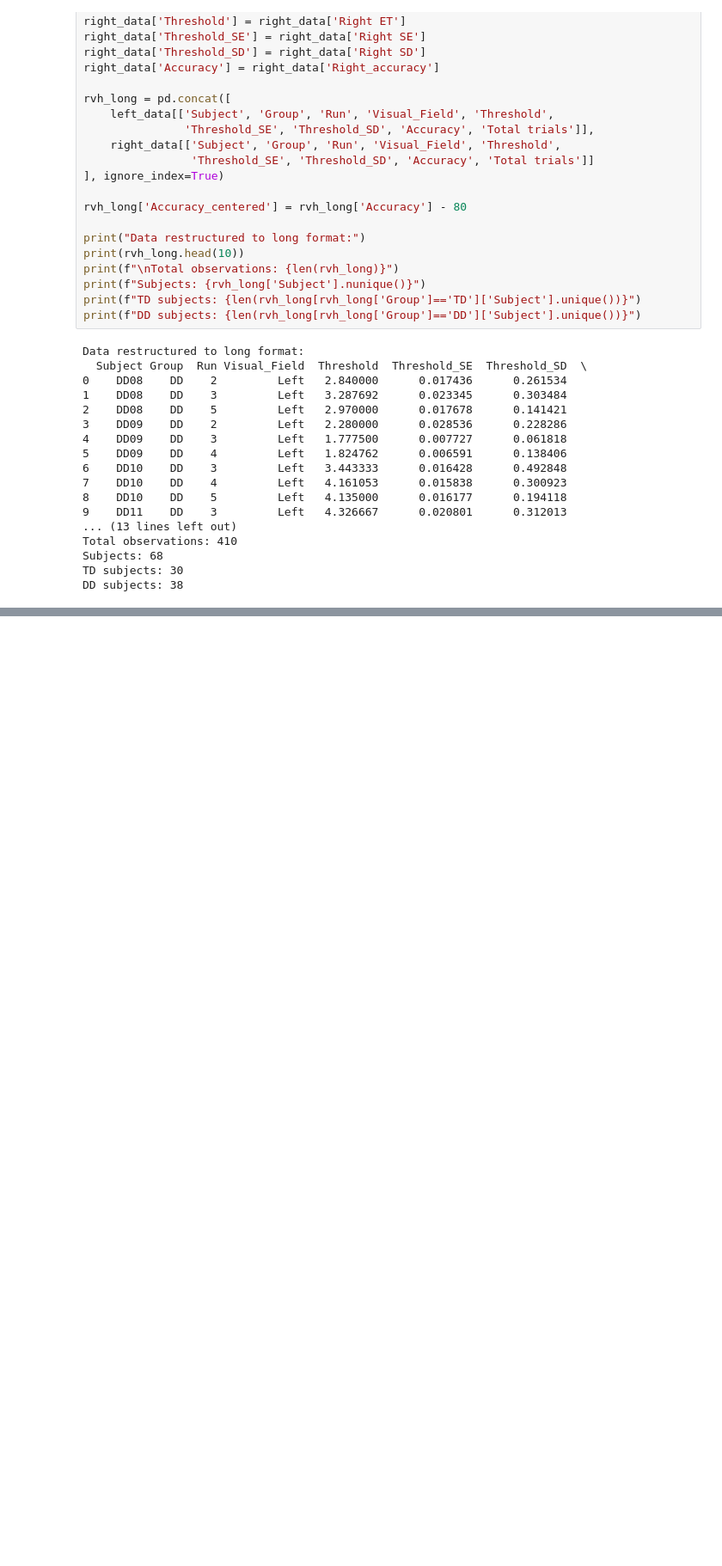
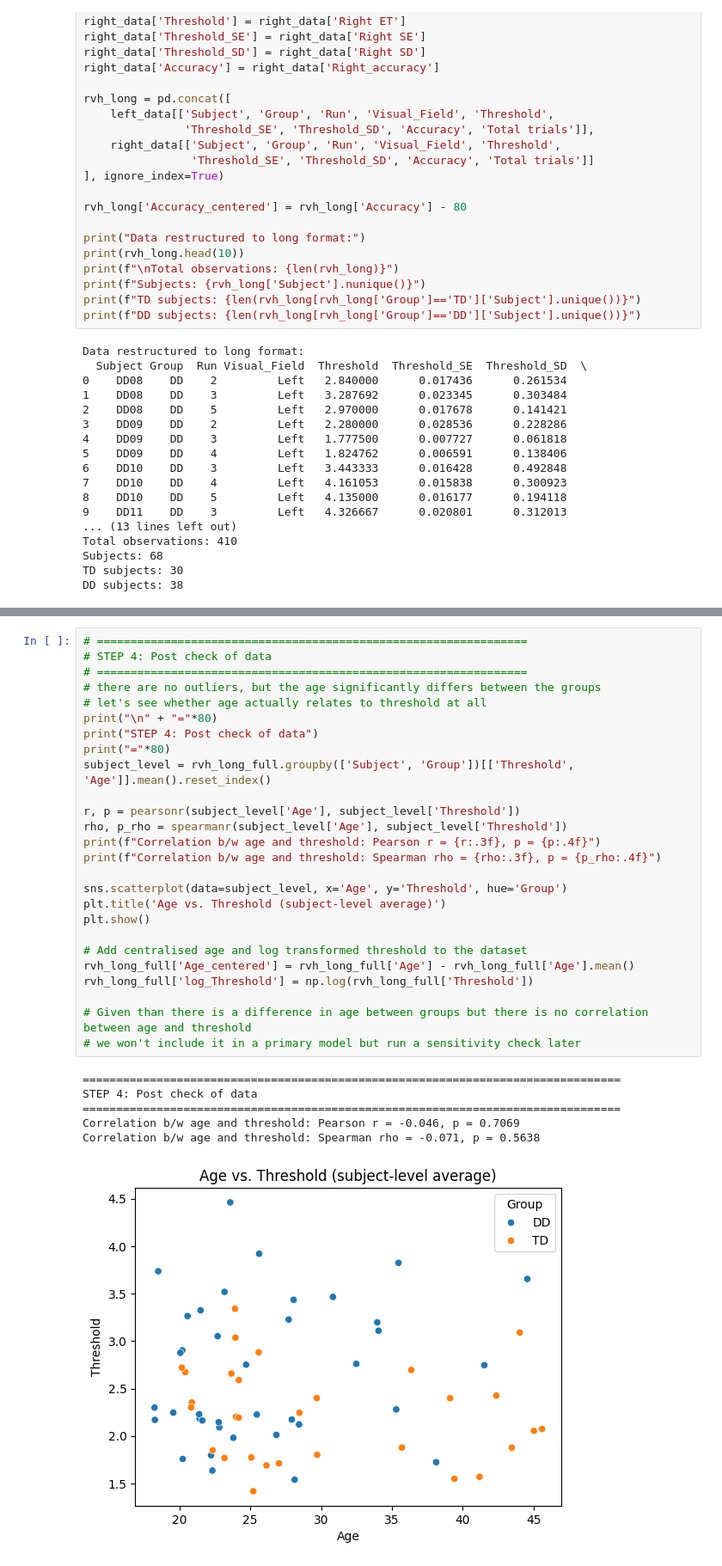
Before and after one commit to cristinarainich/DDCS, a Jupyter notebook: rvh_termin1only.ipynb, the cells around one changed output, grey strips where cells are left out. Shown at 86% size. Saved outputs shown, nothing was run; the diff lists cells and outputs as text; blank space fills up the shorter version.

```diff
--- a/rvh_termin1only.ipynb
+++ b/rvh_termin1only.ipynb
@@ -347 +509,34 @@ Outliers detected: 0 / 410
+# %%
+# ================================================================
+# STEP 4: Post check of data
+# ================================================================
+# there are no outliers, but the age significantly differs between the groups
+# let's see whether age actually relates to threshold at all
+print("\n" + "="*80)
+print("STEP 4: Post check of data")
+print("="*80)
+subject_level = rvh_long_full.groupby(['Subject', 'Group'])[['Threshold', 'Age']].mean().reset_index()
+
+r, p = pearsonr(subject_level['Age'], subject_level['Threshold'])
+rho, p_rho = spearmanr(subject_level['Age'], subject_level['Threshold'])
+print(f"Correlation b/w age and threshold: Pearson r = {r:.3f}, p = {p:.4f}")
+print(f"Correlation b/w age and threshold: Spearman rho = {rho:.3f}, p = {p_rho:.4f}")
+
+sns.scatterplot(data=subject_level, x='Age', y='Threshold', hue='Group')
+plt.title('Age vs. Threshold (subject-level average)')
+plt.show()
+
+# Add centralised age and log transformed threshold to the dataset
+rvh_long_full['Age_centered'] = rvh_long_full['Age'] - rvh_long_full['Age'].mean()
+rvh_long_full['log_Threshold'] = np.log(rvh_long_full['Threshold'])
+
+# Given than there is a difference in age between groups but there is no correlation between age and threshold
+# we won't include it in a primary model but run a sensitivity check later
+# %% [output]
+================================================================================
+STEP 4: Post check of data
+================================================================================
+Correlation b/w age and threshold: Pearson r = -0.046, p = 0.7069
+Correlation b/w age and threshold: Spearman rho = -0.071, p = 0.5638
+[figure, added]
 # %%
```
Also changed, not shown: parts of 23 cells of this notebook.
